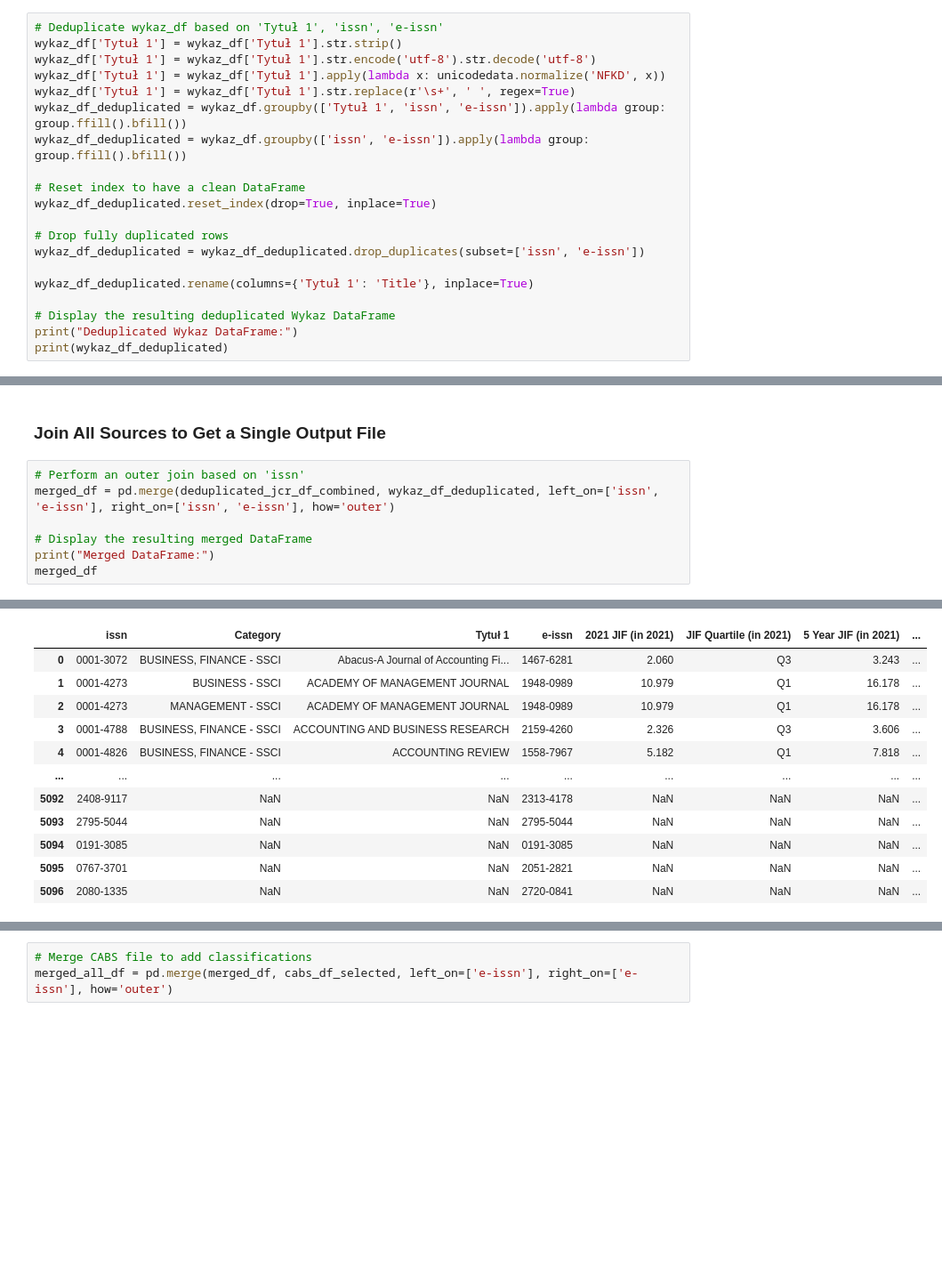
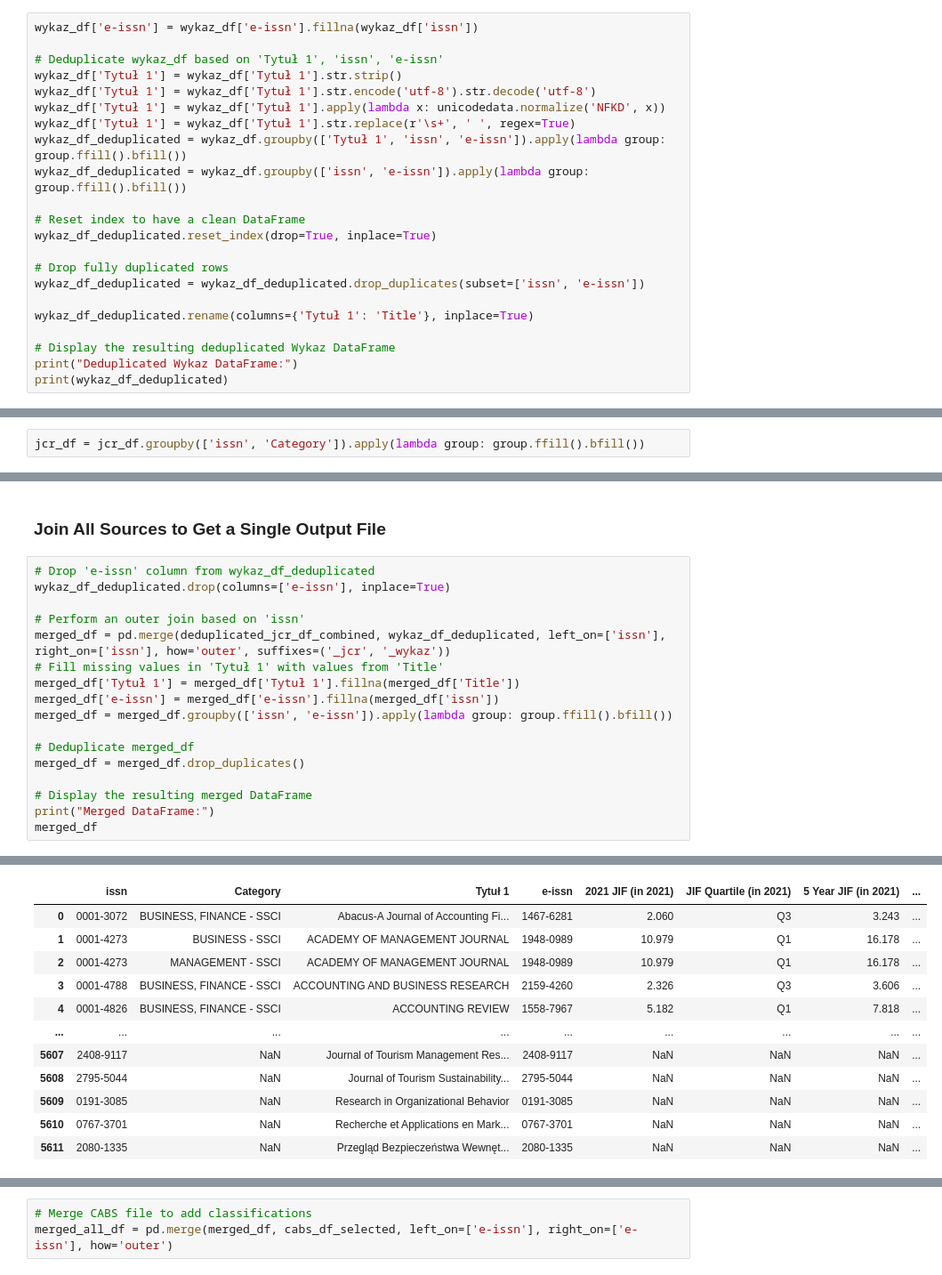
Before and after one commit to alonbenach/journal_ETL, a Jupyter notebook: task.ipynb, the cells around one changed output, grey strips where cells are left out. Shown: that part at 89% size. Saved outputs shown, nothing was run; the diff lists cells and outputs as text; blank space fills up the shorter version.

```diff
--- a/task.ipynb
+++ b/task.ipynb
@@ -293,6 +293,8 @@ Updated wykaz_df:
 
 [13611 rows x 8 columns]
 # %%
+wykaz_df['e-issn'] = wykaz_df['e-issn'].fillna(wykaz_df['issn'])
+
 # Deduplicate wykaz_df based on 'Tytuł 1', 'issn', 'e-issn'
 wykaz_df['Tytuł 1'] = wykaz_df['Tytuł 1'].str.strip()
 wykaz_df['Tytuł 1'] = wykaz_df['Tytuł 1'].str.encode('utf-8').str.decode('utf-8')
@@ -416,3 +418,5 @@ Columns for BUSINESS, FINANCE (JCR_2021_ALL.xlsx): Index(['Tytuł 1', 'issn', 'e
 5167                     Q4            161/214
 
 [5168 rows x 19 columns]
+# %%
+jcr_df = jcr_df.groupby(['issn', 'Category']).apply(lambda group: group.ffill().bfill())
@@ -617,8 +630,18 @@ CABS DataFrame:
 # %% [markdown]
 ### Join All Sources to Get a Single Output File
 # %%
+# Drop 'e-issn' column from wykaz_df_deduplicated
+wykaz_df_deduplicated.drop(columns=['e-issn'], inplace=True)
+
 # Perform an outer join based on 'issn'
-merged_df = pd.merge(deduplicated_jcr_df_combined, wykaz_df_deduplicated, left_on=['issn', 'e-issn'], right_on=['issn', 'e-issn'], how='outer')
+merged_df = pd.merge(deduplicated_jcr_df_combined, wykaz_df_deduplicated, left_on=['issn'], right_on=['issn'], how='outer', suffixes=('_jcr', '_wykaz'))
+# Fill missing values in 'Tytuł 1' with values from 'Title'
+merged_df['Tytuł 1'] = merged_df['Tytuł 1'].fillna(merged_df['Title'])
+merged_df['e-issn'] = merged_df['e-issn'].fillna(merged_df['issn'])
+merged_df = merged_df.groupby(['issn', 'e-issn']).apply(lambda group: group.ffill().bfill())
+
+# Deduplicate merged_df
+merged_df = merged_df.drop_duplicates()
 
 # Display the resulting merged DataFrame
 print("Merged DataFrame:")
@@ -628,12 +659,12 @@ Merged DataFrame:
 |  | issn | Category | Tytuł 1 | e-issn | 2021 JIF (in 2021) | JIF Quartile (in 2021) | 5 Year JIF (in 2021) | ... |
 | 0 | 0001-3072 | BUSINESS, FINANCE - SSCI | Abacus-A Journal of Accounting Fi... | 1467-6281 | 2.060 | Q3 | 3.243 | ... |
 | 1 | 0001-4273 | BUSINESS - SSCI | ACADEMY OF MANAGEMENT JOURNAL | 1948-0989 | 10.979 | Q1 | 16.178 | ... |
 | 2 | 0001-4273 | MANAGEMENT - SSCI | ACADEMY OF MANAGEMENT JOURNAL | 1948-0989 | 10.979 | Q1 | 16.178 | ... |
 | 3 | 0001-4788 | BUSINESS, FINANCE - SSCI | ACCOUNTING AND BUSINESS RESEARCH | 2159-4260 | 2.326 | Q3 | 3.606 | ... |
 | 4 | 0001-4826 | BUSINESS, FINANCE - SSCI | ACCOUNTING REVIEW | 1558-7967 | 5.182 | Q1 | 7.818 | ... |
 | ... | ... | ... | ... | ... | ... | ... | ... | ... |
-| 5092 | 2408-9117 | NaN | NaN | 2313-4178 | NaN | NaN | NaN | ... |
-| 5093 | 2795-5044 | NaN | NaN | 2795-5044 | NaN | NaN | NaN | ... |
-| 5094 | 0191-3085 | NaN | NaN | 0191-3085 | NaN | NaN | NaN | ... |
-| 5095 | 0767-3701 | NaN | NaN | 2051-2821 | NaN | NaN | NaN | ... |
-| 5096 | 2080-1335 | NaN | NaN | 2720-0841 | NaN | NaN | NaN | ... |
+| 5607 | 2408-9117 | NaN | Journal of Tourism Management Res... | 2408-9117 | NaN | NaN | NaN | ... |
+| 5608 | 2795-5044 | NaN | Journal of Tourism Sustainability... | 2795-5044 | NaN | NaN | NaN | ... |
+| 5609 | 0191-3085 | NaN | Research in Organizational Behavior | 0191-3085 | NaN | NaN | NaN | ... |
+| 5610 | 0767-3701 | NaN | Recherche et Applications en Mark... | 0767-3701 | NaN | NaN | NaN | ... |
+| 5611 | 2080-1335 | NaN | Przegląd Bezpieczeństwa Wewnęt... | 2080-1335 | NaN | NaN | NaN | ... |
```
Also changed, not shown: parts of 16 cells of this notebook.
